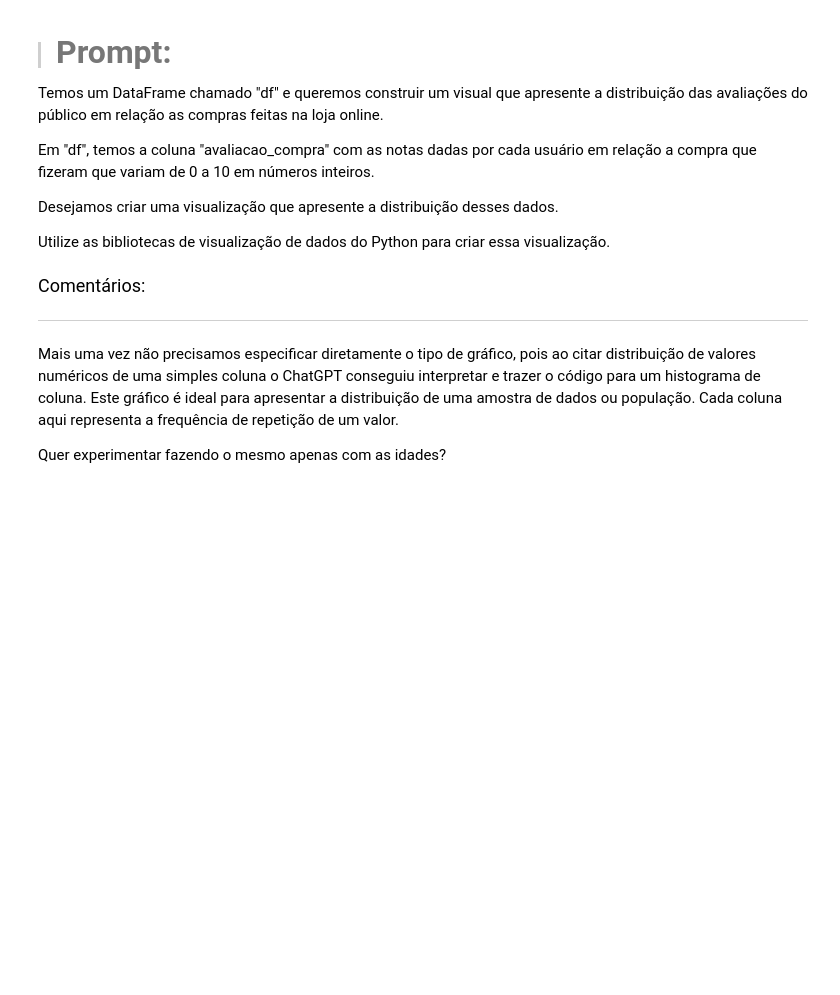
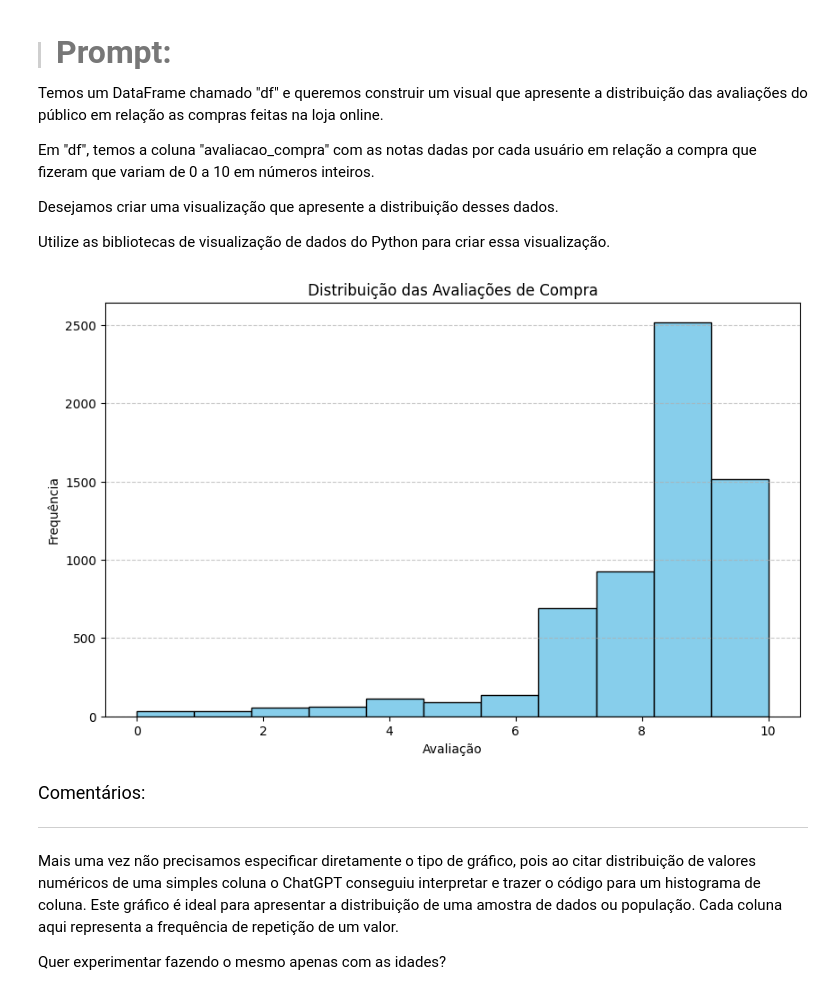
Before and after one commit to matheusnleite/ONE, a Jupyter notebook: IA-em-data-science/Projeto_Inicial_IA_aplicada_a_Data_Science.ipynb, the cells around one changed output. Cells and saved outputs as stored; diff of their text form; code cells hidden in the pictures; blank space fills up the shorter version.

```diff
--- a/IA-em-data-science/Projeto_Inicial_IA_aplicada_a_Data_Science.ipynb
+++ b/IA-em-data-science/Projeto_Inicial_IA_aplicada_a_Data_Science.ipynb
@@ -708,6 +726,23 @@ Em "df", temos a coluna "avaliacao_compra" com as notas dadas por cada usuário
 Desejamos criar uma visualização que apresente a distribuição desses dados.
 
 Utilize as bibliotecas de visualização de dados do Python para criar essa visualização.
+# %%
+import pandas as pd
+import matplotlib.pyplot as plt
+
+# Supondo que você tenha o DataFrame "df" carregado
+
+# Visualização em histograma
+plt.figure(figsize=(10, 6))
+plt.hist(df['avaliacao_compra'], bins=11, edgecolor='black', color='skyblue')
+plt.title('Distribuição das Avaliações de Compra')
+plt.xlabel('Avaliação')
+plt.ylabel('Frequência')
+plt.grid(axis='y', linestyle='--', alpha=0.7)
+
+plt.show()
+# %% [output]
+[figure, added]
 # %% [markdown]
 <font color="7b71ff" size=4> Comentários: </font>
 
```
Also changed, not shown: parts of 25 cells of this notebook.
